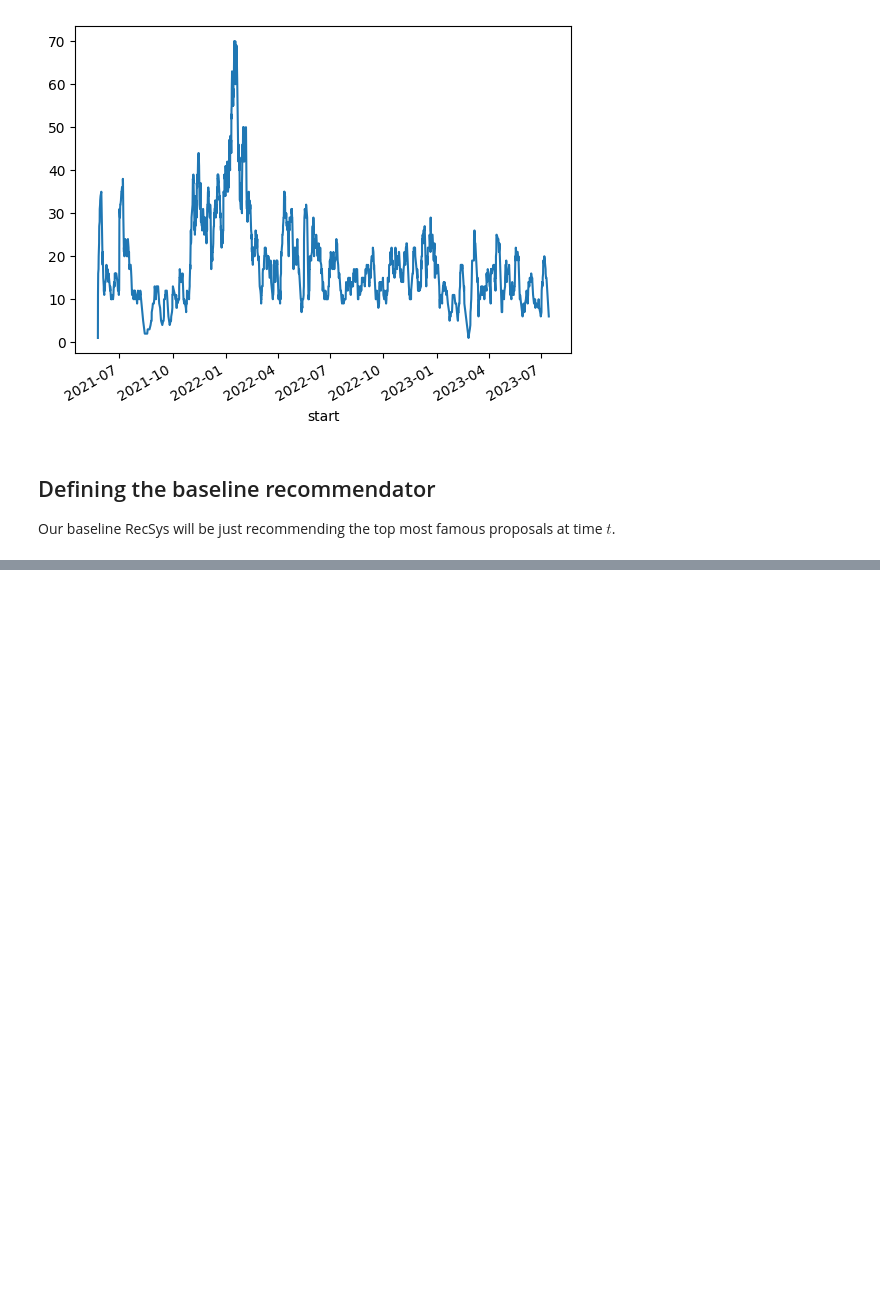
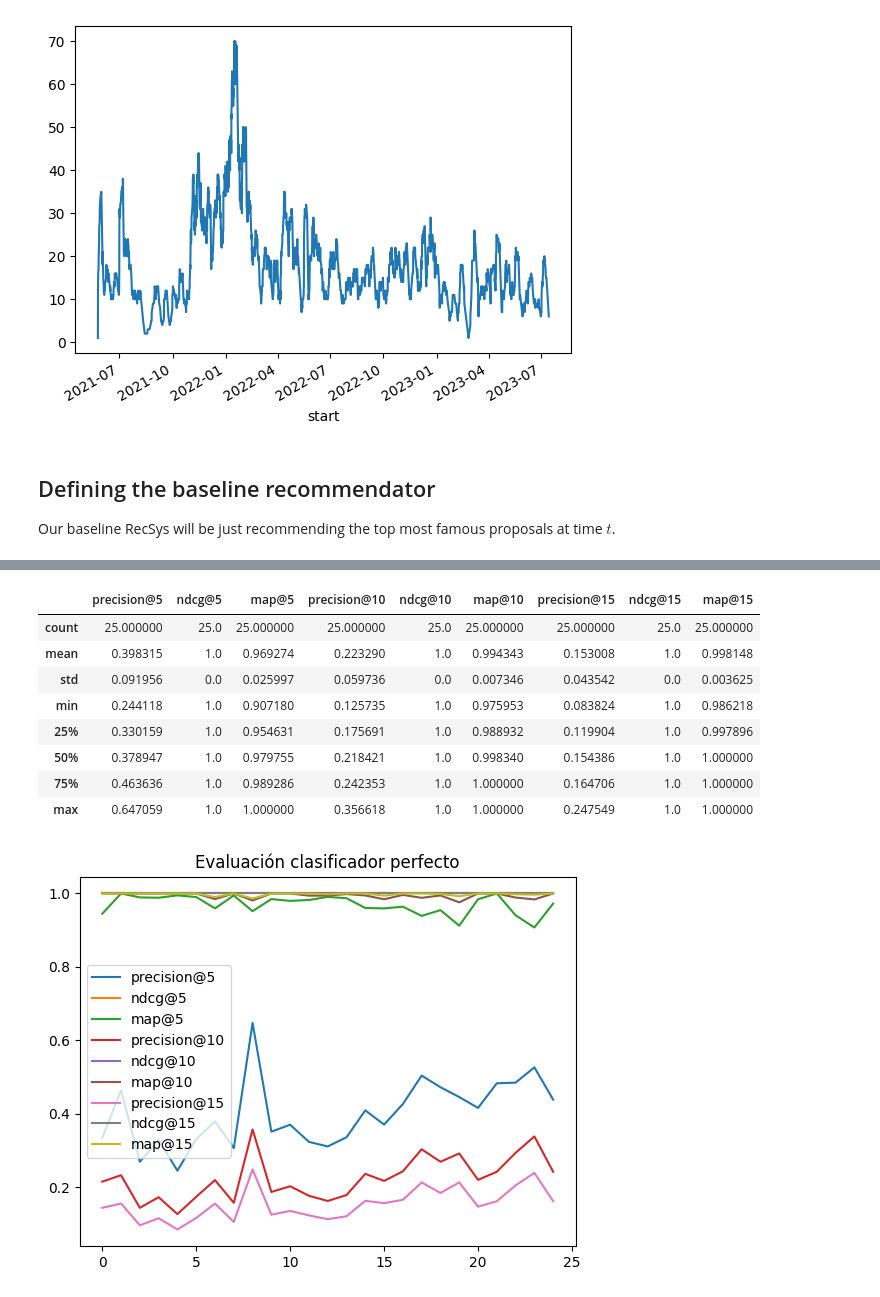
Before and after one commit to daviddavo/upm-tfm-notebooks, a Jupyter notebook: 10_baseline_mp.ipynb, the cells around one changed output, grey strips where cells are left out. Saved outputs shown, nothing was run; the diff lists cells and outputs as text; code cells hidden in the pictures; blank space fills up the shorter version.

```diff
--- a/10_baseline_mp.ipynb
+++ b/10_baseline_mp.ipynb
@@ -257,0 +332,15 @@ pmdf.describe()
+# %%
+pmdf = pd.DataFrame(perfectmetrics)
+pmdf.plot(title='Evaluación clasificador perfecto')
+pmdf.describe()
+# %% [output]
+|  | precision@5 | ndcg@5 | map@5 | precision@10 | ndcg@10 | map@10 | precision@15 | ndcg@15 | map@15 |
+| count | 25.000000 | 25.0 | 25.000000 | 25.000000 | 25.0 | 25.000000 | 25.000000 | 25.0 | 25.000000 |
+| mean | 0.398315 | 1.0 | 0.969274 | 0.223290 | 1.0 | 0.994343 | 0.153008 | 1.0 | 0.998148 |
+| std | 0.091956 | 0.0 | 0.025997 | 0.059736 | 0.0 | 0.007346 | 0.043542 | 0.0 | 0.003625 |
+| min | 0.244118 | 1.0 | 0.907180 | 0.125735 | 1.0 | 0.975953 | 0.083824 | 1.0 | 0.986218 |
+| 25% | 0.330159 | 1.0 | 0.954631 | 0.175691 | 1.0 | 0.988932 | 0.119904 | 1.0 | 0.997896 |
+| 50% | 0.378947 | 1.0 | 0.979755 | 0.218421 | 1.0 | 0.998340 | 0.154386 | 1.0 | 1.000000 |
+| 75% | 0.463636 | 1.0 | 0.989286 | 0.242353 | 1.0 | 1.000000 | 0.164706 | 1.0 | 1.000000 |
+| max | 0.647059 | 1.0 | 1.000000 | 0.356618 | 1.0 | 1.000000 | 0.247549 | 1.0 | 1.000000 |
+[figure, added]
```
Also changed, not shown: parts of 11 cells of this notebook, 3 other files.
